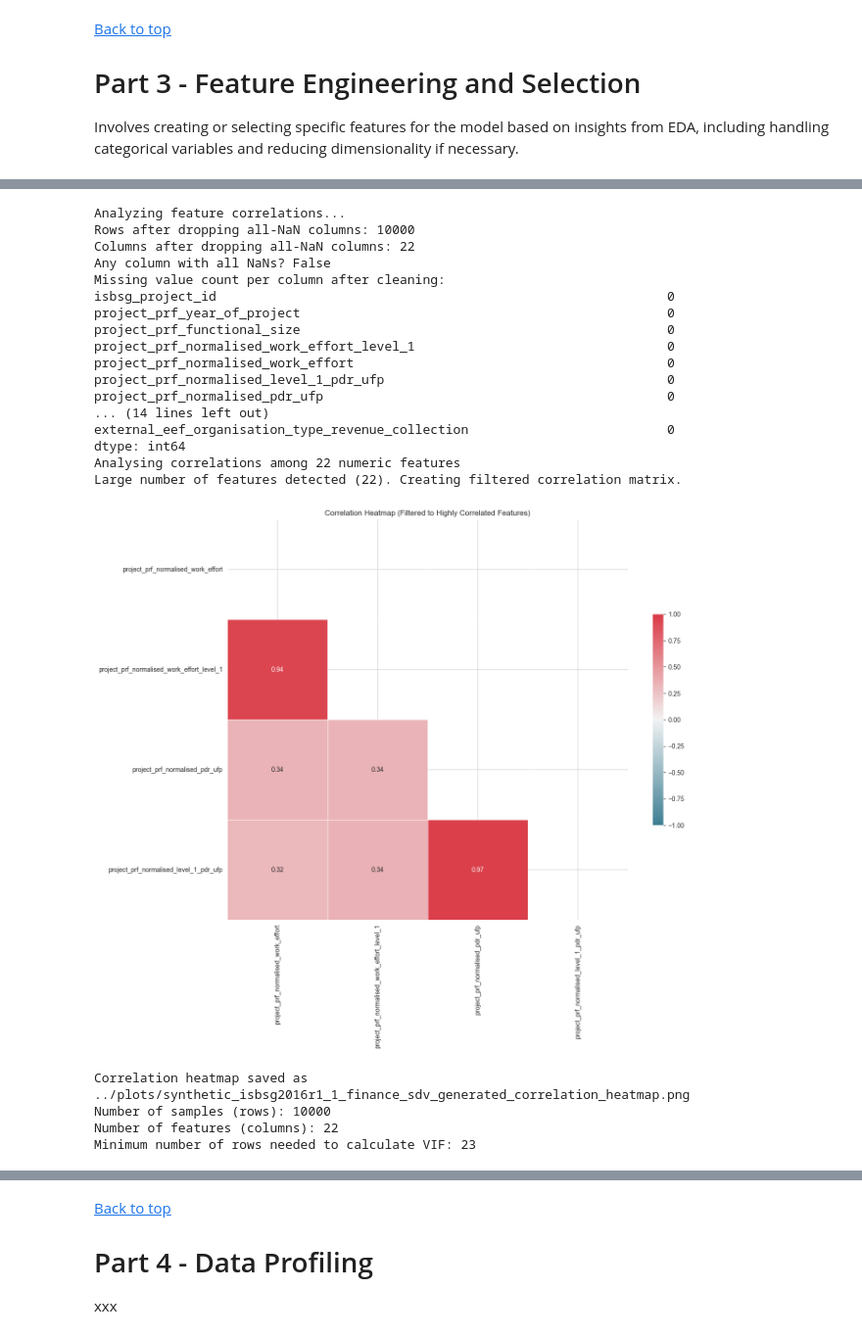
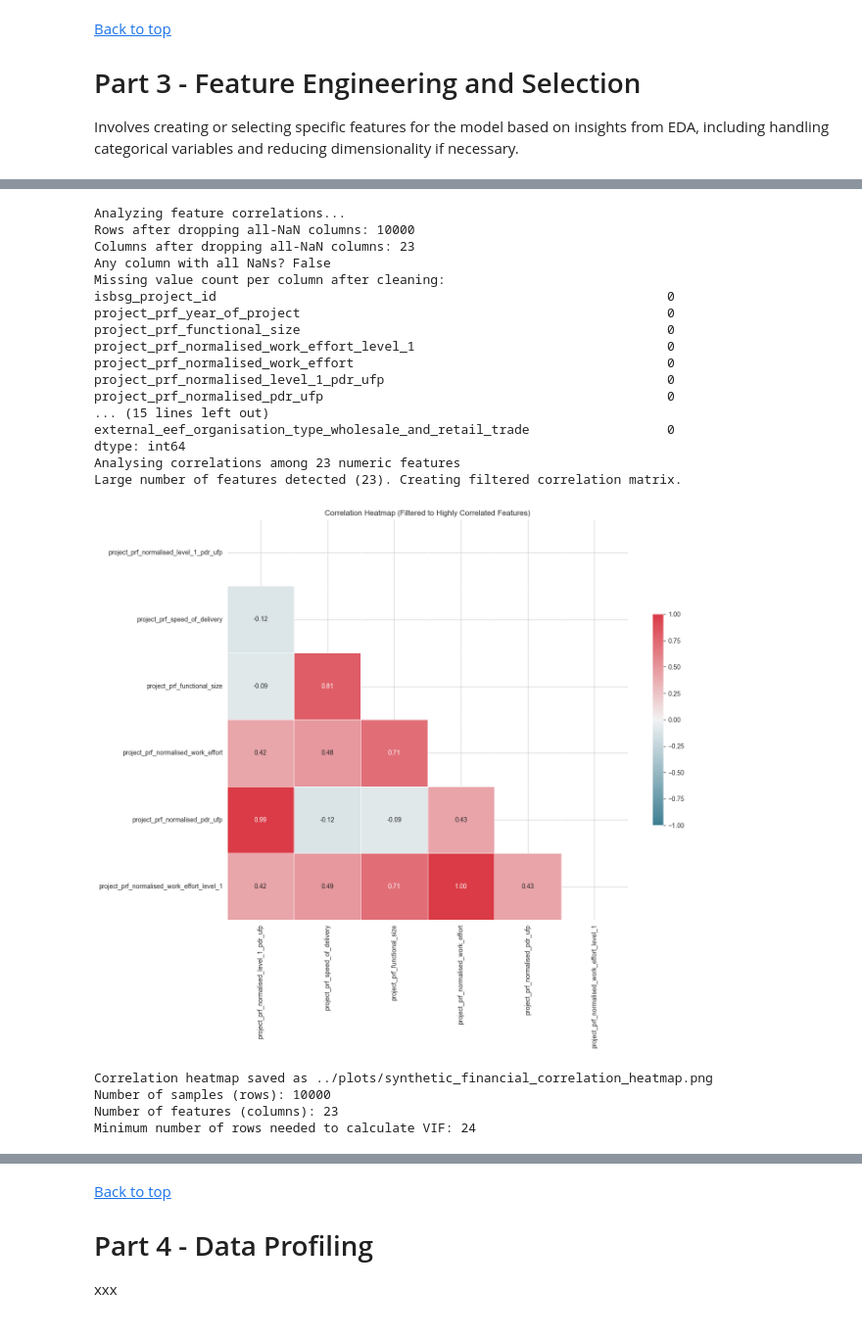
Before and after one commit to jdchen5/early_agile_estimator, a Jupyter notebook: notebook/3b_sdv_synthetic_financial_data_modeling_byPycaret.ipynb, the cells around one changed output, grey strips where cells are left out. Shown at 98% size. Cells and saved outputs as stored; diff of their text form; code cells hidden in the pictures.

Commit message:
finance model trained

```diff
--- a/notebook/3b_sdv_synthetic_financial_data_modeling_byPycaret.ipynb
+++ b/notebook/3b_sdv_synthetic_financial_data_modeling_byPycaret.ipynb
@@ -660,8 +659,7 @@ try:
     import os
 
     # Use your input DataFrame (before PyCaret setup)
-    dfs_fixed {}
-    dfs_fixed = dfs_clean
+    df_fixed = df
 
     # Optionally drop columns you know you want to ignore here, e.g.
     # df_fixed = df_fixed.drop(columns=ignore_cols, errors='ignore')
@@ -805,40 +803,40 @@ try:
             freq = {}
             for feat1, feat2, _ in high_corr_pairs:
                 freq[feat1] = freq.get(feat1, 0) + 1
                 freq[feat2] = freq.get(feat2, 0) + 1
             freq_df = pd.DataFrame({'Feature': list(freq.keys()),
                                     'Frequency in high corr pairs': list(freq.values())})
             freq_df = freq_df.sort_values('Frequency in high corr pairs', ascending=False)
             for _, row in freq_df.head(5).iterrows():
                 print(f"  • {row['Feature']} (appears in {row['Frequency in high corr pairs']} high correlation pairs)")
     else:
         print("No significant multicollinearity detected based on correlation analysis.")
 
     if vif_data is not None and not high_vif_features.empty:
         print("\nBased on VIF analysis, consider removing or transforming these features with high VIF values.")
 
 except Exception as e:
     print(f"Feature correlation analysis failed: {e}")
 # %% [output]
 Analyzing feature correlations...
 Rows after dropping all-NaN columns: 10000
-Columns after dropping all-NaN columns: 22
+Columns after dropping all-NaN columns: 23
 Any column with all NaNs? False
 Missing value count per column after cleaning:
 isbsg_project_id                                                           0
 project_prf_year_of_project                                                0
 project_prf_functional_size                                                0
 project_prf_normalised_work_effort_level_1                                 0
 project_prf_normalised_work_effort                                         0
 project_prf_normalised_level_1_pdr_ufp                                     0
 project_prf_normalised_pdr_ufp                                             0
-... (14 lines left out)
-external_eef_organisation_type_revenue_collection                          0
+... (15 lines left out)
+external_eef_organisation_type_wholesale_and_retail_trade                  0
 dtype: int64
-Analysing correlations among 22 numeric features
-Large number of features detected (22). Creating filtered correlation matrix.
+Analysing correlations among 23 numeric features
+Large number of features detected (23). Creating filtered correlation matrix.
-[figure, old version]
+[figure, new version]
-Correlation heatmap saved as ../plots/synthetic_isbsg2016r1_1_finance_sdv_generated_correlation_heatmap.png
+Correlation heatmap saved as ../plots/synthetic_financial_correlation_heatmap.png
 Number of samples (rows): 10000
-Number of features (columns): 22
-Minimum number of rows needed to calculate VIF: 23
+Number of features (columns): 23
+Minimum number of rows needed to calculate VIF: 24
```
Also changed, not shown: parts of 35 cells of this notebook, 53 other files.
